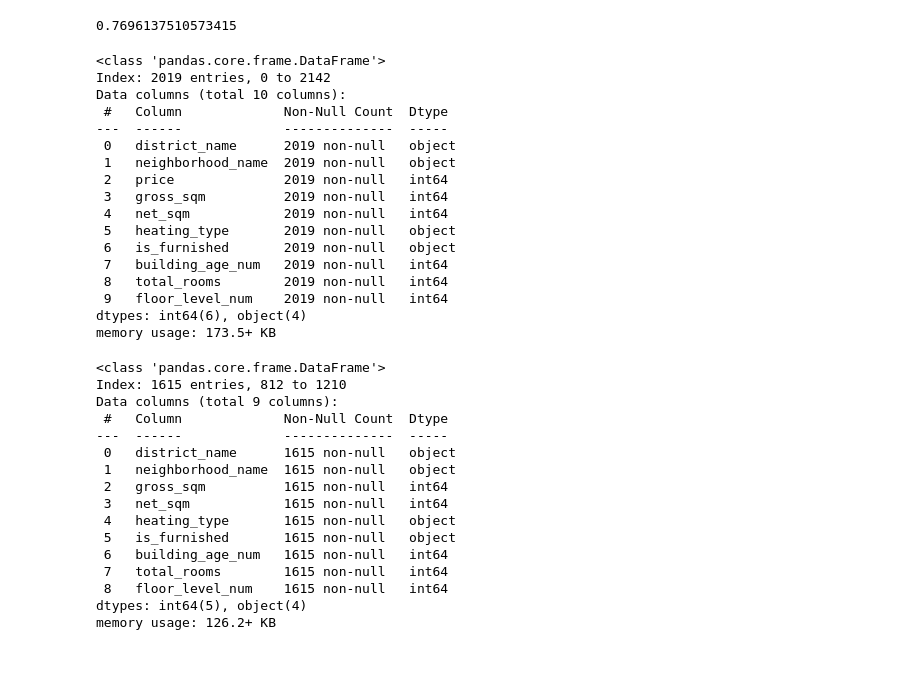
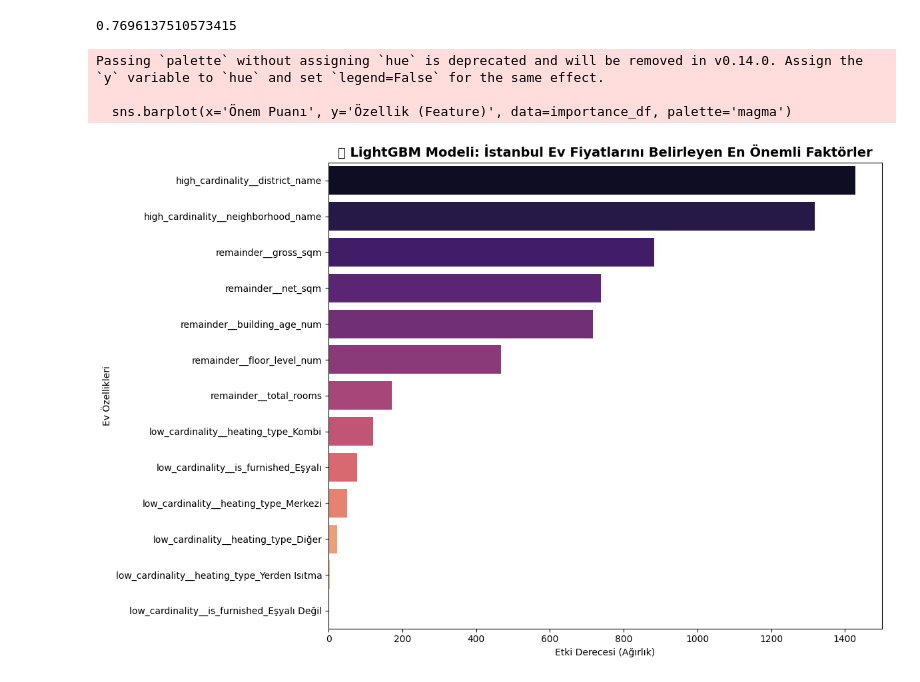
Before and after one commit to akfoz45/Real-Estate-Scraper, a Jupyter notebook: model_training_final.ipynb, the cells around one changed output. Drawn from its saved outputs; the diff is of its cells as text; code cells hidden in the pictures.

Commit message:
Feature Importance added

```diff
--- a/model_training_final.ipynb
+++ b/model_training_final.ipynb
@@ -103,42 +103,28 @@ r2_score(y_test, y_pred_normal)
 # %%
 with open("house_price_model_log.pkl","wb") as file:
     pickle.dump(pipeline, file)
-# %%
-df_model.info()
-# %% [output]
-<class 'pandas.core.frame.DataFrame'>
-Index: 2019 entries, 0 to 2142
-Data columns (total 10 columns):
- #   Column             Non-Null Count  Dtype
----  ------             --------------  -----
- 0   district_name      2019 non-null   object
- 1   neighborhood_name  2019 non-null   object
- 2   price              2019 non-null   int64
- 3   gross_sqm          2019 non-null   int64
- 4   net_sqm            2019 non-null   int64
- 5   heating_type       2019 non-null   object
- 6   is_furnished       2019 non-null   object
- 7   building_age_num   2019 non-null   int64
- 8   total_rooms        2019 non-null   int64
- 9   floor_level_num    2019 non-null   int64
-dtypes: int64(6), object(4)
-memory usage: 173.5+ KB
-# %%
-X_train.info()
-# %% [output]
-<class 'pandas.core.frame.DataFrame'>
-Index: 1615 entries, 812 to 1210
-Data columns (total 9 columns):
- #   Column             Non-Null Count  Dtype
----  ------             --------------  -----
- 0   district_name      1615 non-null   object
- 1   neighborhood_name  1615 non-null   object
- 2   gross_sqm          1615 non-null   int64
- 3   net_sqm            1615 non-null   int64
- 4   heating_type       1615 non-null   object
- 5   is_furnished       1615 non-null   object
- 6   building_age_num   1615 non-null   int64
- 7   total_rooms        1615 non-null   int64
- 8   floor_level_num    1615 non-null   int64
-dtypes: int64(5), object(4)
-memory usage: 126.2+ KB
+# %%
+lgbm_model = pipeline.named_steps['model']
+preprocessor = pipeline.named_steps['preprocessor']
+
+importances = lgbm_model.feature_importances_
+
+feature_names = preprocessor.get_feature_names_out()
+
+importance_df = pd.DataFrame({
+    'Özellik (Feature)': feature_names,
+    'Önem Puanı': importances
+}).sort_values(by='Önem Puanı', ascending=False)
+# %%
+plt.figure(figsize=(12, 8))
+sns.barplot(x='Önem Puanı', y='Özellik (Feature)', data=importance_df, palette='magma')
+plt.title('✨ LightGBM Modeli: İstanbul Ev Fiyatlarını Belirleyen En Önemli Faktörler', fontsize=14, fontweight='bold')
+plt.xlabel('Etki Derecesi (Ağırlık)')
+plt.ylabel('Ev Özellikleri')
+plt.tight_layout()
+plt.show()
+# %% [output]
+Passing `palette` without assigning `hue` is deprecated and will be removed in v0.14.0. Assign the `y` variable to `hue` and set `legend=False` for the same effect.
+
+  sns.barplot(x='Önem Puanı', y='Özellik (Feature)', data=importance_df, palette='magma')
+[figure, added]
```
Also changed, not shown: parts of 1 cell of this notebook, 2 other files.
